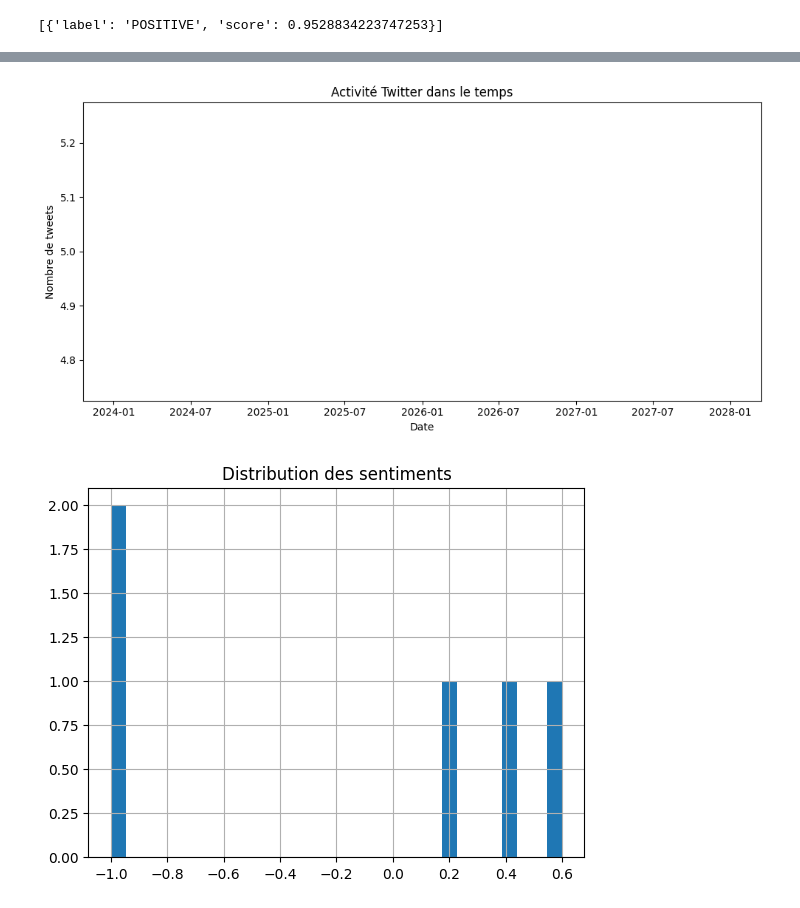
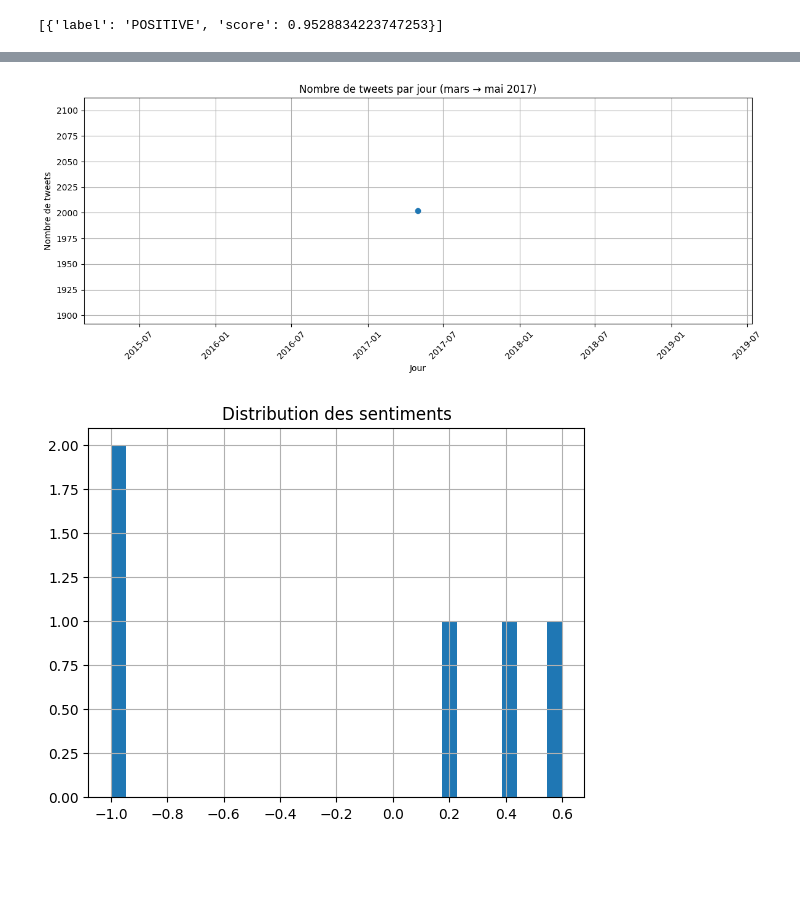
Before and after one commit to micagonzdark/ComputationalSocialSciences, a Jupyter notebook: project/analysis.ipynb, the cells around one changed output, grey strips where cells are left out. Saved outputs shown, nothing was run; the diff lists cells and outputs as text; code cells hidden in the pictures; blank space fills up the shorter version.

```diff
--- a/project/analysis.ipynb
+++ b/project/analysis.ipynb
@@ -611,23 +529,47 @@ plt.show()
 # %%
-def plot_tweets_over_time(df, date_col):
-    ts = pd.to_datetime(df[date_col], errors="coerce").dropna()
-    if ts.empty:
-        print("Aucun timestamp valide")
-        return
-    counts = ts.groupby(ts.dt.date).size()
+def plot_tweets_mar_may_2017_continuous(df, date_col):
+    # Conversion en datetime
+    df[date_col] = pd.to_datetime(df[date_col], errors='coerce')
 
-    plt.figure(figsize=(10,5))
-    plt.plot(counts.index, counts.values)
-    plt.xlabel("Date")
+    # Filtrer uniquement l'année 2017
+    df_2017 = df[df[date_col].dt.year == 2017].copy()
+
+    # Filtrer entre mars et mai
+    df_period = df_2017[(df_2017[date_col].dt.month >= 3) &
+                        (df_2017[date_col].dt.month <= 5)]
+
+    # Créer une colonne 'day' pour le regroupement
+    df_period['day'] = df_period[date_col].dt.date
+
+    # Compter le nombre de tweets par jour
+    counts = df_period.groupby('day').size()
+
+    # Créer un index de tous les jours entre mars et mai
+    all_days = pd.date_range(start='2017-03-01', end='2017-05-31', freq='D')
+
+    # Réindexer pour inclure les jours sans tweet
+    counts = counts.reindex(all_days.date, fill_value=0)
+
+    # Tracer la courbe
+    plt.figure(figsize=(14,5))
+    plt.plot(counts.index, counts.values, marker='o')
+    plt.xlabel("Jour")
     plt.ylabel("Nombre de tweets")
-    plt.title("Activité Twitter dans le temps")
+    plt.title("Nombre de tweets par jour (mars → mai 2017)")
+    plt.xticks(rotation=45)
+    plt.grid(True)
     plt.tight_layout()
     plt.show()
 
 
-plot_tweets_over_time(df, "timestamp")
+
+
+df["timestamp"] = pd.to_datetime(df["timestamp"], errors='coerce')
+df = df.sort_values("timestamp")  # Assure un ordre chronologique
+
+plot_tweets_mar_may_2017(df, "timestamp")
 # %% [output]
-[figure, old version]
+[figure, new version]
 # %%
 from textblob import TextBlob
 
```
Also changed, not shown: parts of 11 cells of this notebook, 2 other files.
